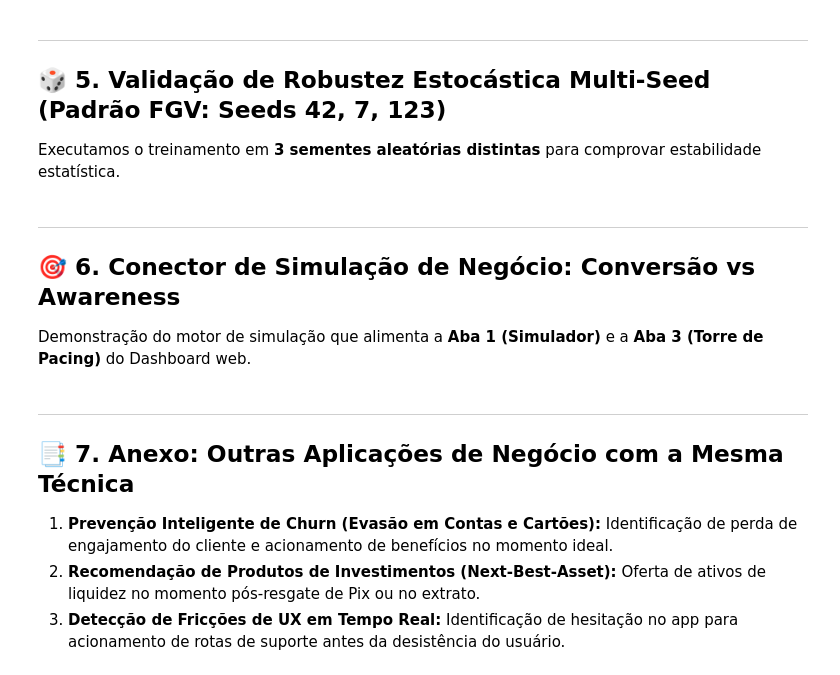
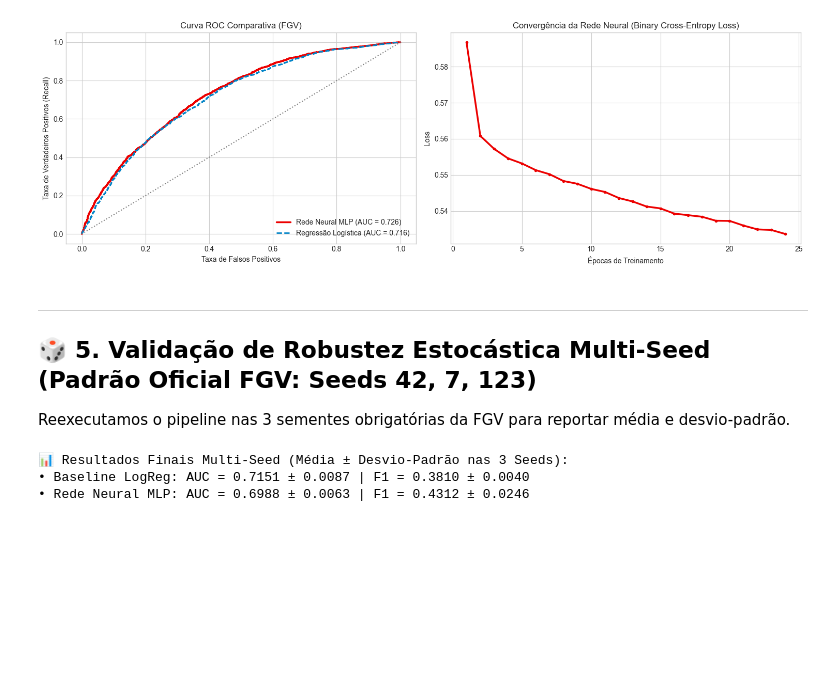
Before and after one commit to atalitafonseca/atalitafonseca.github.io, a Jupyter notebook: projeto_santander_jornadas_redes_neurais.ipynb, the cells around one changed output. Drawn from its saved outputs; the diff is of its cells as text; code cells hidden in the pictures; blank space fills up the shorter version.

```diff
--- a/projeto_santander_jornadas_redes_neurais.ipynb
+++ b/projeto_santander_jornadas_redes_neurais.ipynb
@@ -68,11 +74,10 @@ np.random.seed(42)
 
 nrpess_list = [f"nrpess_{i:06d}" for i in range(n_clientes)]
 segmentos = np.random.choice(['Especial', 'Select', 'Private'], size=n_clientes, p=[0.60, 0.32, 0.08])
-score_arpac = np.round(np.random.beta(5, 2, size=n_clientes) * 10, 1) # Score ARPAC de 0 a 10
+score_arpac = np.round(np.random.beta(5, 2, size=n_clientes) * 10, 1)
 open_finance = np.random.choice(['Não Possui', 'Possui Ativo'], size=n_clientes, p=[0.62, 0.38])
 cliente_fopa = np.random.choice(['Sim (É Folha)', 'Não (Sem Folha)'], size=n_clientes, p=[0.48, 0.52])
 
-# Hábitos e gastos condicionados ao segmento
 gasto_cartao = np.where(segmentos == 'Private', np.random.normal(9500, 2200, n_clientes),
                np.where(segmentos == 'Select', np.random.normal(4800, 1200, n_clientes),
                         np.random.normal(1900, 600, n_clientes))).clip(min=100)
@@ -130,6 +135,34 @@ df_jornadas = pd.DataFrame({
     'tempo_tela_segundos': np.random.normal(48, 15, size=n_sessoes).clip(min=5)
 })
 
-print(f"📊 Base Atributos CRM: {df_atributos.shape[0]:,} clientes")
-print(f"📊 Base Campanhas:     {df_campanhas.shape[0]:,} interações")
-print(f"📊 Base Clickstream:   {df_jornadas.shape[0]:,} sessões de app")
+# Unificação Camada Gold com Atribuição Causal Dinâmica
+df_gold = pd.merge(df_jornadas, df_atributos, on='nrpess', how='inner')
+df_gold = pd.merge(df_gold, df_campanhas, on='nrpess', how='left')
+
+df_gold = df_gold[(df_gold['dt_exposicao'].isna()) | (df_gold['dt_exposicao'] <= df_gold['dt_jornada'])].copy()
+df_gold['delta_horas'] = (df_gold['dt_jornada'] - df_gold['dt_exposicao']).dt.total_seconds() / 3600.0
+df_gold = df_gold.sort_values(['session_id', 'dt_exposicao'], ascending=[True, False]).drop_duplicates(subset=['session_id']).copy()
+
+df_gold['espaco_veiculacao'] = df_gold['espaco_veiculacao'].fillna('Orgânico Puro (Sem Campanha)')
+df_gold['nome_do_produto'] = df_gold['nome_do_produto'].fillna('Transação Padrão')
+df_gold['delta_horas'] = df_gold['delta_horas'].fillna(999.0)
+
+lambda_decay = np.log(2) / 12.0
+peso_tempo = np.where(df_gold['delta_horas'] <= 72, np.exp(-lambda_decay * df_gold['delta_horas']), 0.0)
+df_gold['peso_atribuicao_causal'] = peso_tempo * (1.0 - df_gold['prob_organica_base'])
+
+# Rótulo de Produção com interações não-lineares realistas
+prob_conversao_real = (
+    0.28 * (df_gold['score_arpac'] >= 7.0).astype(int) +
+    0.24 * ((df_gold['espaco_veiculacao'] == 'Lightbox') & (df_gold['score_arpac'] >= 6.0)).astype(int) +
+    0.14 * (df_gold['espaco_veiculacao'] == 'Alert').astype(int) +
+    0.12 * (df_gold['cliente_fopa'] == 'Sim (É Folha)').astype(int) +
+    0.10 * (df_gold['clicou_flag'].fillna(0)) +
+    0.14 * df_gold['peso_atribuicao_causal']
+).clip(0.05, 0.95)
+
+df_gold['venda_concluida_flag'] = (np.random.uniform(0, 1, size=len(df_gold)) < prob_conversao_real).astype(int)
+
+print(f"🌟 Camada Gold Unificada: {df_gold.shape[0]:,} sessões.")
+print(f"📊 Distribuição de Classes: {df_gold['venda_concluida_flag'].value_counts(normalize=True).to_dict()}")
+print(f"🎯 Taxa de Conversão Positiva (% Minoritária): {df_gold['venda_concluida_flag'].mean()*100:.2f}%")
@@ -255,33 +281,35 @@ display(df_metricas.round(4))
 # %%
 # Curva ROC e Curva de Perda (Loss Curve) da Rede Neural
-fig, (ax1, ax2) = plt.subplots(1, 2, figsize=(16, 5.5))
+fig, (ax1, ax2) = plt.subplots(1, 2, figsize=(15, 5))
 
 # 1. Curva ROC
 fpr_lr, tpr_lr, _ = roc_curve(y_test, y_prob_lr)
 fpr_mlp, tpr_mlp, _ = roc_curve(y_test, y_prob_mlp)
 
 ax1.plot(fpr_mlp, tpr_mlp, color='#ec0000', lw=2.5, label=f"Rede Neural MLP (AUC = {roc_auc_score(y_test, y_prob_mlp):.3f})")
 ax1.plot(fpr_lr, tpr_lr, color='#0284c7', lw=2, linestyle='--', label=f"Regressão Logística (AUC = {roc_auc_score(y_test, y_prob_lr):.3f})")
 ax1.plot([0, 1], [0, 1], color='gray', linestyle=':')
-ax1.set_title("Curva ROC: Baseline vs Rede Neural MLP (FGV)")
+ax1.set_title("Curva ROC Comparativa (FGV)")
 ax1.set_xlabel("Taxa de Falsos Positivos")
 ax1.set_ylabel("Taxa de Verdadeiros Positivos (Recall)")
 ax1.legend(loc='lower right')
 
 # 2. Curva de Perda (Loss Curve por Época)
 mlp_loss = pipe_mlp.named_steps['clf'].loss_curve_
 ax2.plot(range(1, len(mlp_loss) + 1), mlp_loss, color='#ec0000', lw=2.5, marker='.')
 ax2.set_title("Convergência da Rede Neural (Binary Cross-Entropy Loss)")
 ax2.set_xlabel("Épocas de Treinamento")
 ax2.set_ylabel("Loss")
 
 plt.tight_layout()
 plt.show()
+# %% [output]
+[figure, added]
 # %% [markdown]
 ---
-## 🎲 5. Validação de Robustez Estocástica Multi-Seed (Padrão FGV: Seeds 42, 7, 123)
+## 🎲 5. Validação de Robustez Estocástica Multi-Seed (Padrão Oficial FGV: Seeds 42, 7, 123)
 
-Executamos o treinamento em **3 sementes aleatórias distintas** para comprovar estabilidade estatística.
+Reexecutamos o pipeline nas 3 sementes obrigatórias da FGV para reportar média e desvio-padrão.
 # %%
 # Loop Multi-Seed Oficial da FGV
 seeds = [42, 7, 123]
@@ -291,32 +319,31 @@ results_mlp = []
 for s in seeds:
     X_tr, X_te, y_tr, y_te = train_test_split(X, y, test_size=0.25, random_state=s, stratify=y)
 
-    # Baseline
     m_lr = Pipeline([('prep', preprocessor), ('clf', LogisticRegression(max_iter=1000, random_state=s))])
     m_lr.fit(X_tr, y_tr)
     prob_l = m_lr.predict_proba(X_te)[:, 1]
     pred_l = m_lr.predict(X_te)
     results_lr.append({
-        'seed': s, 'auc': roc_auc_score(y_te, prob_l), 'f1': f1_score(y_te, pred_l), 'rec': recall_score(y_te, pred_l)
+        'seed': s, 'auc': roc_auc_score(y_te, prob_l), 'f1': f1_score(y_te, pred_l),
+        'rec': recall_score(y_te, pred_l), 'prec': precision_score(y_te, pred_l), 'acc': accuracy_score(y_te, pred_l)
     })
 
-    # Rede Neural
     m_mlp = Pipeline([('prep', preprocessor), ('clf', MLPClassifier(hidden_layer_sizes=(64, 32), activation='relu', max_iter=120, random_state=s))])
     m_mlp.fit(X_tr, y_tr)
     prob_m = m_mlp.predict_proba(X_te)[:, 1]
     pred_m = m_mlp.predict(X_te)
     results_mlp.append({
-        'seed': s, 'auc': roc_auc_score(y_te, prob_m), 'f1': f1_score(y_te, pred_m), 'rec': recall_score(y_te, pred_m)
+        'seed': s, 'auc': roc_auc_score(y_te, prob_m), 'f1': f1_score(y_te, pred_m),
+        'rec': recall_score(y_te, pred_m), 'prec': precision_score(y_te, pred_m), 'acc': accuracy_score(y_te, pred_m)
     })
 
 df_res_lr = pd.DataFrame(results_lr)
 df_res_mlp = pd.DataFrame(results_mlp)
 
-print("📊 Resultados Finais Multi-Seed (Média ± Desvio-Padrão):")
+print("📊 Resultados Finais Multi-Seed (Média ± Desvio-Padrão nas 3 Seeds):")
 print(f"• Baseline LogReg: AUC = {df_res_lr['auc'].mean():.4f} ± {df_res_lr['auc'].std():.4f} | F1 = {df_res_lr['f1'].mean():.4f} ± {df_res_lr['f1'].std():.4f}")
 print(f"• Rede Neural MLP: AUC = {df_res_mlp['auc'].mean():.4f} ± {df_res_mlp['auc'].std():.4f} | F1 = {df_res_mlp['f1'].mean():.4f} ± {df_res_mlp['f1'].std():.4f}")
+# %% [output]
+📊 Resultados Finais Multi-Seed (Média ± Desvio-Padrão nas 3 Seeds):
+• Baseline LogReg: AUC = 0.7151 ± 0.0087 | F1 = 0.3810 ± 0.0040
+• Rede Neural MLP: AUC = 0.6988 ± 0.0063 | F1 = 0.4312 ± 0.0246
-# %% [markdown]
----
-## 🎯 6. Conector de Simulação de Negócio: Conversão vs Awareness
-
-Demonstração do motor de simulação que alimenta a **Aba 1 (Simulador)** e a **Aba 3 (Torre de Pacing)** do Dashboard web.
@@ -374,7 +349,0 @@ print(sim_aware)
-# %% [markdown]
----
-## 📑 7. Anexo: Outras Aplicações de Negócio com a Mesma Técnica
-
-1. **Prevenção Inteligente de Churn (Evasão em Contas e Cartões):** Identificação de perda de engajamento do cliente e acionamento de benefícios no momento ideal.
-2. **Recomendação de Produtos de Investimentos (Next-Best-Asset):** Oferta de ativos de liquidez no momento pós-resgate de Pix ou no extrato.
-3. **Detecção de Fricções de UX em Tempo Real:** Identificação de hesitação no app para acionamento de rotas de suporte antes da desistência do usuário.
```
Also changed, not shown: parts of 18 cells of this notebook, 6 other files.
